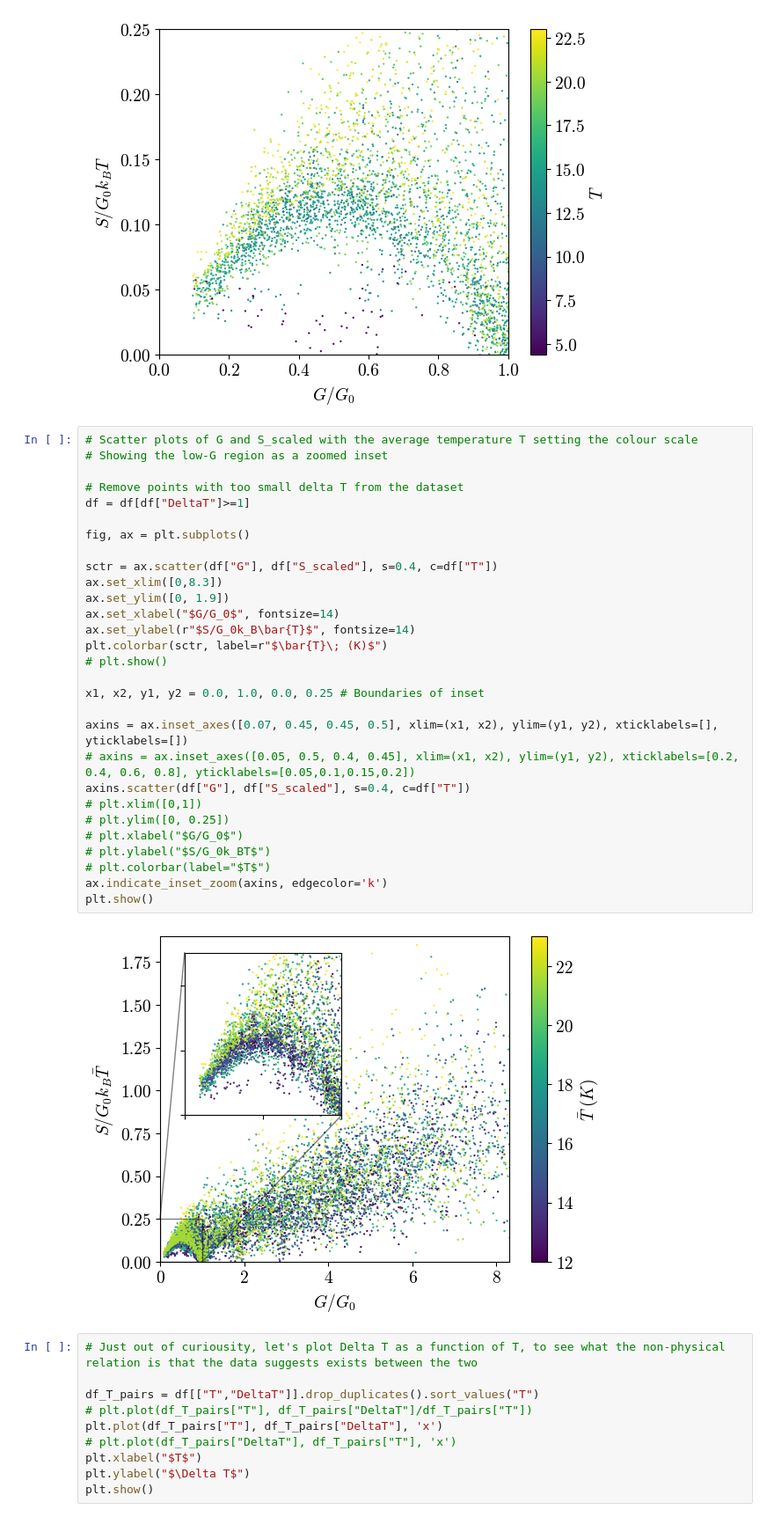
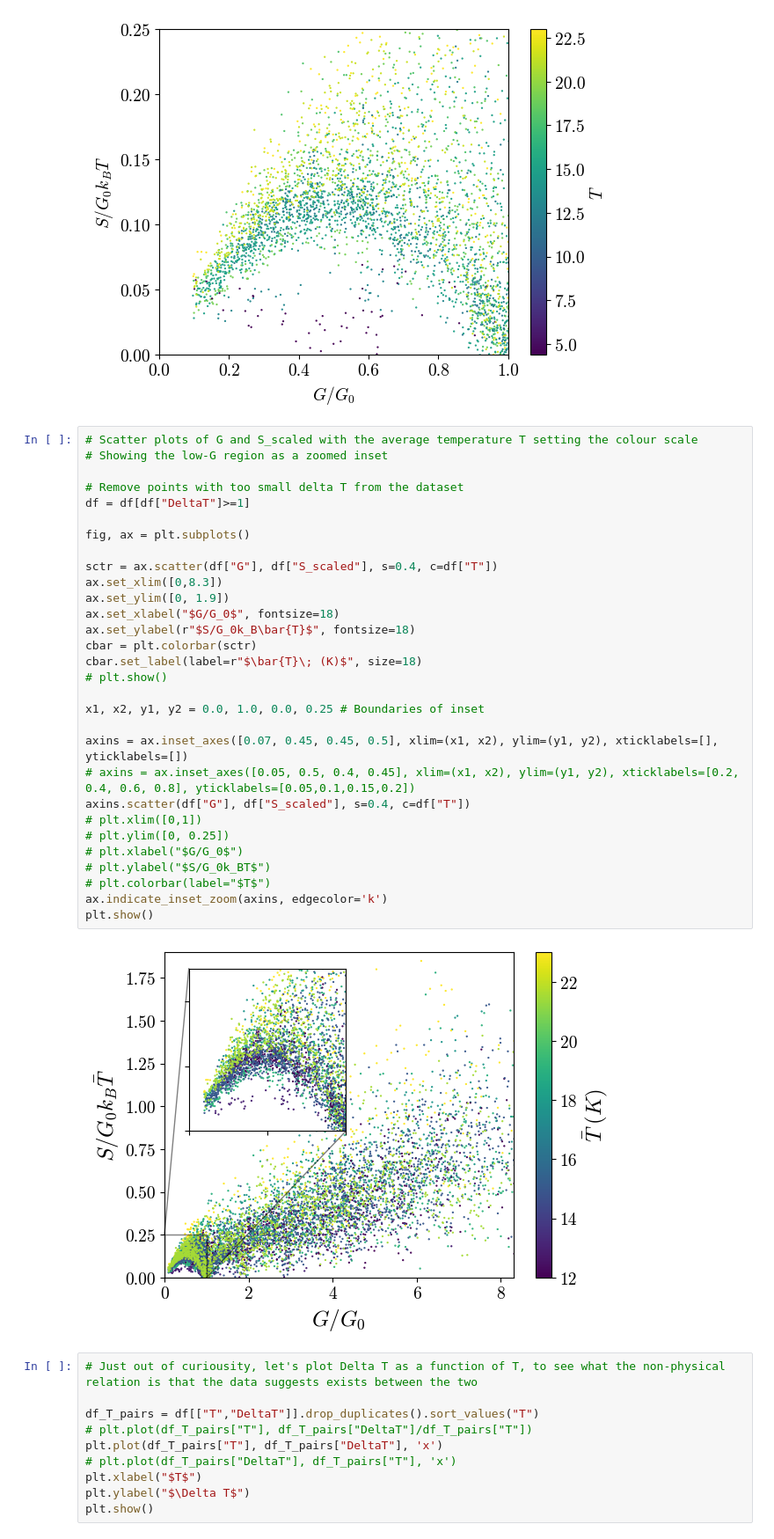
Before and after one commit to matthew-gerry/delta_T_noise_ML, a Jupyter notebook: data_visualization.ipynb, the cells around one changed output. Shown at 88% size. Cells and saved outputs as stored; diff of their text form.

Commit message:
increased size of labels on graph to include in schematic diagram

```diff
--- a/data_visualization.ipynb
+++ b/data_visualization.ipynb
@@ -94,34 +94,35 @@ plt.show()
 # %%
 # Scatter plots of G and S_scaled with the average temperature T setting the colour scale
 # Showing the low-G region as a zoomed inset
 
 # Remove points with too small delta T from the dataset
 df = df[df["DeltaT"]>=1]
 
 fig, ax = plt.subplots()
 
 sctr = ax.scatter(df["G"], df["S_scaled"], s=0.4, c=df["T"])
 ax.set_xlim([0,8.3])
 ax.set_ylim([0, 1.9])
-ax.set_xlabel("$G/G_0$", fontsize=14)
-ax.set_ylabel(r"$S/G_0k_B\bar{T}$", fontsize=14)
-plt.colorbar(sctr, label=r"$\bar{T}\; (K)$")
+ax.set_xlabel("$G/G_0$", fontsize=18)
+ax.set_ylabel(r"$S/G_0k_B\bar{T}$", fontsize=18)
+cbar = plt.colorbar(sctr)
+cbar.set_label(label=r"$\bar{T}\; (K)$", size=18)
 # plt.show()
 
 x1, x2, y1, y2 = 0.0, 1.0, 0.0, 0.25 # Boundaries of inset
 
 axins = ax.inset_axes([0.07, 0.45, 0.45, 0.5], xlim=(x1, x2), ylim=(y1, y2), xticklabels=[], yticklabels=[])
 # axins = ax.inset_axes([0.05, 0.5, 0.4, 0.45], xlim=(x1, x2), ylim=(y1, y2), xticklabels=[0.2, 0.4, 0.6, 0.8], yticklabels=[0.05,0.1,0.15,0.2])
 axins.scatter(df["G"], df["S_scaled"], s=0.4, c=df["T"])
 # plt.xlim([0,1])
 # plt.ylim([0, 0.25])
 # plt.xlabel("$G/G_0$")
 # plt.ylabel("$S/G_0k_BT$")
 # plt.colorbar(label="$T$")
 ax.indicate_inset_zoom(axins, edgecolor='k')
 plt.show()
 # %% [output]
-[figure, old version]
+[figure, new version]
 # %%
 # Just out of curiousity, let's plot Delta T as a function of T, to see what the non-physical relation is that the data suggests exists between the two
 
```
